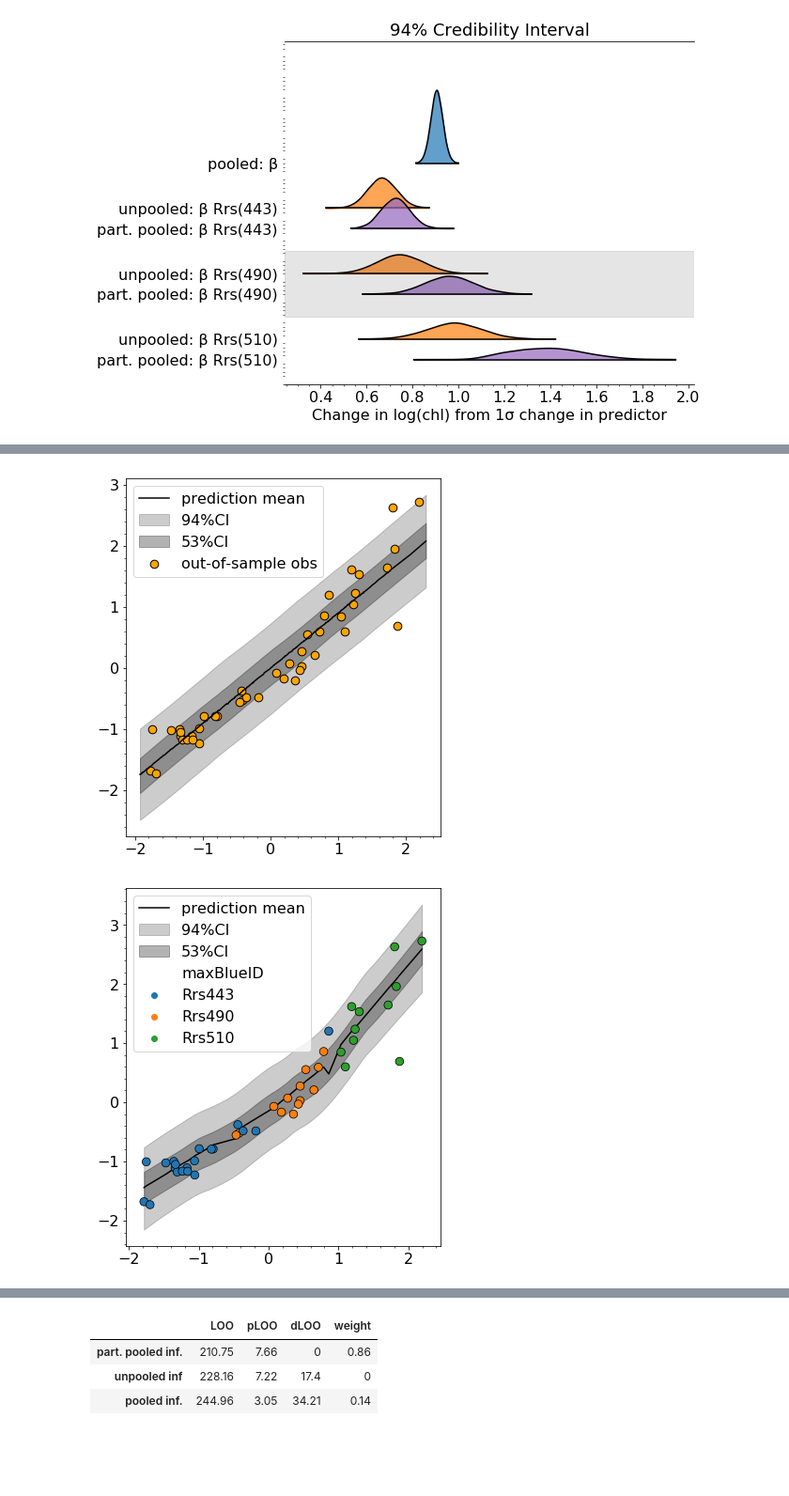
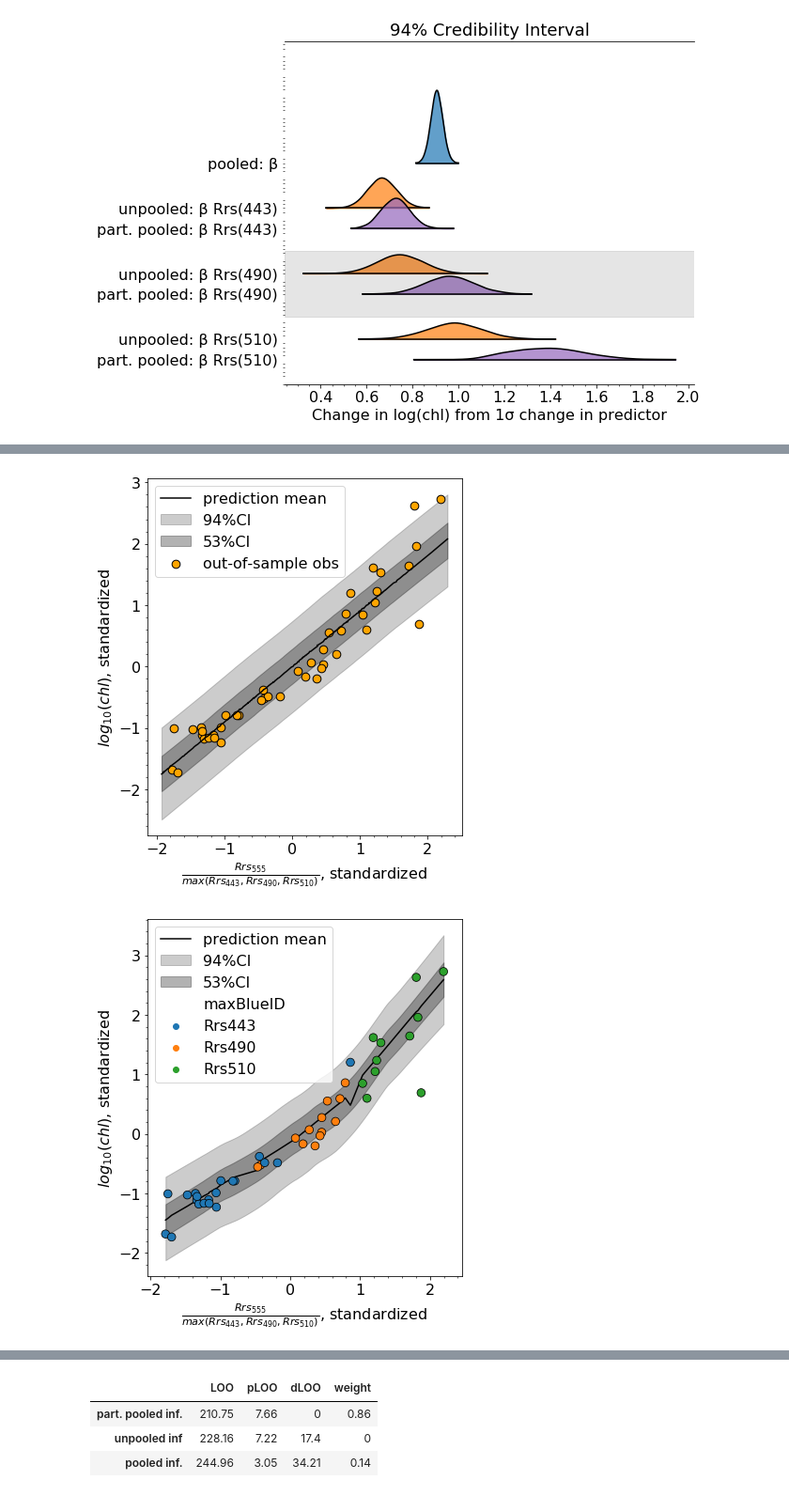
Before and after one commit to madHatter106/IOCS_BUSAN_2019, a Jupyter notebook: BUSAN2019-2-ProbabilisticProgramming.ipynb, the cells around one changed output, grey strips where cells are left out. Shown: that part at 94% size. Saved outputs shown, nothing was run; the diff lists cells and outputs as text; code cells hidden in the pictures; blank space fills up the shorter version.

```diff
--- a/BUSAN2019-2-ProbabilisticProgramming.ipynb
+++ b/BUSAN2019-2-ProbabilisticProgramming.ipynb
@@ -483,9 +483,11 @@ ar.plot_hpd(X_train_s.green2MaxBlue_s, ppc, fill_kwargs=dict(alpha=0.3,
 ax.scatter(X_test_s.green2MaxBlue_s.values, y_test_s, color='orange', edgecolor='k',
            label='out-of-sample obs', s=75)
 ax.legend(loc='upper left')
+ax.set_xlabel(r'$\frac{Rrs_{555}}{max(Rrs_{443}, Rrs_{490}, Rrs_{510})}$, standardized')
+ax.set_ylabel(r'$log_{10}(chl)$, standardized')
 f.savefig('./resources/ppc_informative.png', dpi=300)
 # %% [output]
-[figure, old version]
+[figure, new version]
 # %%
 # compute ppc for for partially pooled model and plot
 
@@ -500,32 +502,34 @@ f.savefig('./resources/ppc_informative.png', dpi=300)
 μ_post = μ_post_1 + μ_post_2
 
 μ_post_means = μ_post.mean(axis=0)
 ppc_part_pld = norm.rvs(μ_post, scale=σ_post_part_pld_inf)
 
 ppc_mean_part_pld = ppc_part_pld.mean(axis=0)
 
 cols = ['C0', 'C1', 'C2']
 col_vec = [cols[i] for i in X_test_s.maxBlueIdx.values]
 
 f, ax = pl.subplots(figsize=(6, 7))
 x_idx = X_test_s.green2MaxBlue_s.argsort()
 ax.plot(X_test_s.green2MaxBlue_s.values[x_idx],ppc_mean_part_pld[x_idx],
         label='prediction mean', color='k', zorder=0)
 ar.plot_hpd(X_test_s.green2MaxBlue_s, ppc_part_pld,
             fill_kwargs=dict(alpha=0.2, color='k', label='94%CI'),
             credible_interval=0.94, ax=ax)
 ar.plot_hpd(X_test_s.green2MaxBlue_s, ppc_part_pld,
             fill_kwargs=dict(alpha=0.3, color='k', label='53%CI'),
             credible_interval=0.53, ax=ax,)
 #ax.scatter(X_test_s.green2MaxBlue_s.values, y_test_s, color= col_vec, edgecolor='k',
            #label=['out-of-sample obs1', '2', '3'], s=50)#
 sb.scatterplot(X_test_s.green2MaxBlue_s.values.flat, y_test_s.values.flat,ax=ax,
                hue=X_test_s.maxBlueID, hue_order=['Rrs443', 'Rrs490', 'Rrs510'],
               palette=cols, zorder=3, edgecolor='k', s=75,
               )
 l = ax.legend();
 ax.set_label(r'$log_{10}\left(\frac{green}{max(blue)}$')
+ax.set_ylabel(r'$log_{10}(chl)$, standardized')
+ax.set_xlabel(r'$\frac{Rrs_{555}}{max(Rrs_{443}, Rrs_{490}, Rrs_{510})}$, standardized')
 f.savefig('./resources/ppc_part_pld_inf.png', dpi=300)
 # %% [output]
-[figure, old version]
+[figure, new version]
 # %% [markdown]
```
Also changed, not shown: parts of 12 cells of this notebook.
